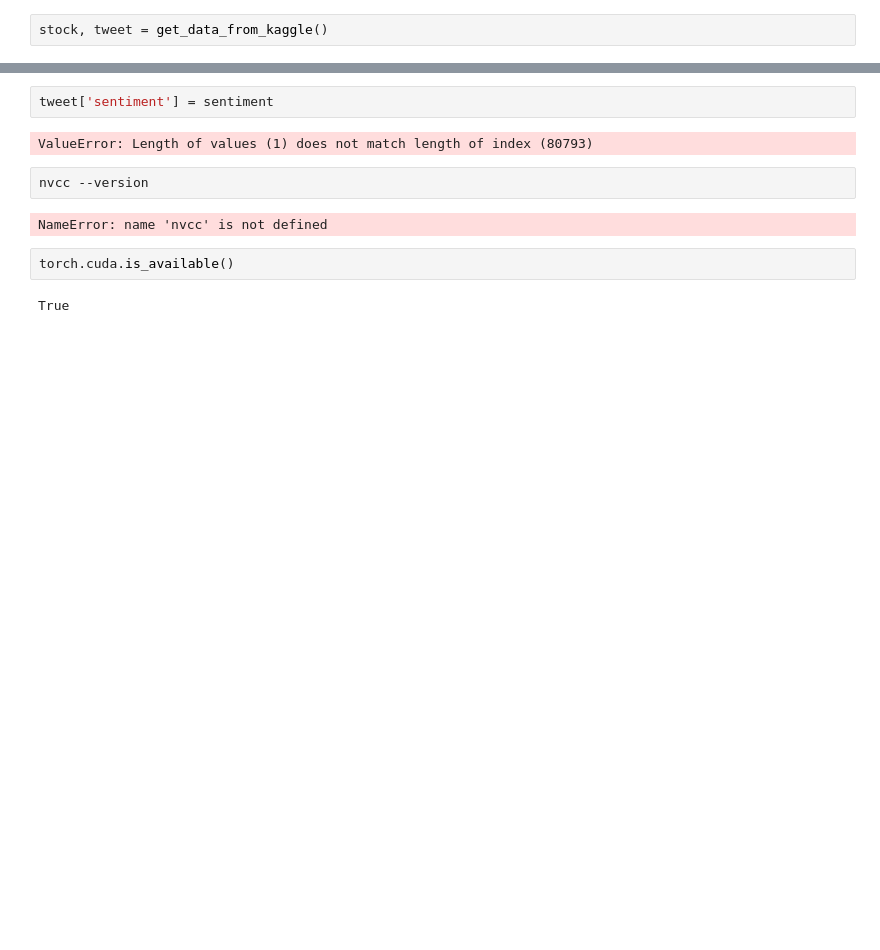
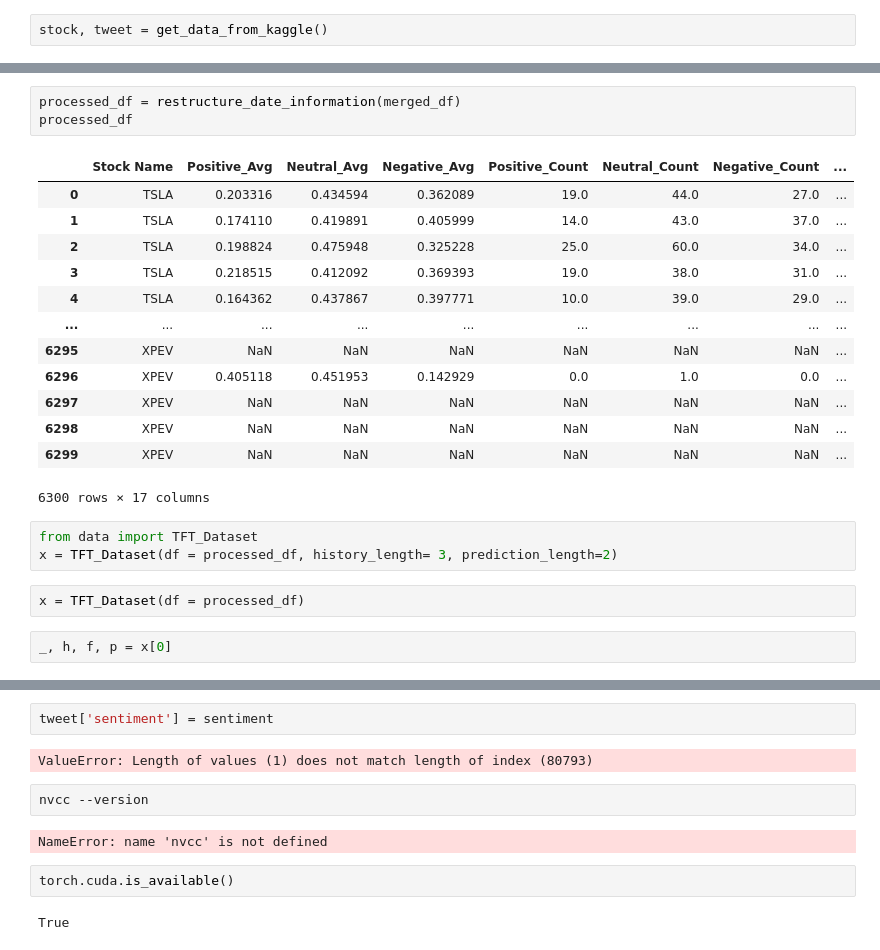
Before and after one commit to luanlam97/Gated_fusion, a Jupyter notebook: main.ipynb, the cells around one changed output, grey strips where cells are left out. Saved outputs shown, nothing was run; the diff lists cells and outputs as text; blank space fills up the shorter version.

```diff
--- a/main.ipynb
+++ b/main.ipynb
@@ -24,0 +81,24 @@ Name: 0, dtype: object
+# %%
+processed_df = restructure_date_information(merged_df)
+processed_df
+# %% [output]
+|  | Stock Name | Positive_Avg | Neutral_Avg | Negative_Avg | Positive_Count | Neutral_Count | Negative_Count | ... |
+| 0 | TSLA | 0.203316 | 0.434594 | 0.362089 | 19.0 | 44.0 | 27.0 | ... |
+| 1 | TSLA | 0.174110 | 0.419891 | 0.405999 | 14.0 | 43.0 | 37.0 | ... |
+| 2 | TSLA | 0.198824 | 0.475948 | 0.325228 | 25.0 | 60.0 | 34.0 | ... |
+| 3 | TSLA | 0.218515 | 0.412092 | 0.369393 | 19.0 | 38.0 | 31.0 | ... |
+| 4 | TSLA | 0.164362 | 0.437867 | 0.397771 | 10.0 | 39.0 | 29.0 | ... |
+| ... | ... | ... | ... | ... | ... | ... | ... | ... |
+| 6295 | XPEV | NaN | NaN | NaN | NaN | NaN | NaN | ... |
+| 6296 | XPEV | 0.405118 | 0.451953 | 0.142929 | 0.0 | 1.0 | 0.0 | ... |
+| 6297 | XPEV | NaN | NaN | NaN | NaN | NaN | NaN | ... |
+| 6298 | XPEV | NaN | NaN | NaN | NaN | NaN | NaN | ... |
+| 6299 | XPEV | NaN | NaN | NaN | NaN | NaN | NaN | ... |
+6300 rows × 17 columns
+# %%
+from data import TFT_Dataset
+x = TFT_Dataset(df = processed_df, history_length= 3, prediction_length=2)
+# %%
+x = TFT_Dataset(df = processed_df)
+# %%
+_, h, f, p = x[0]
```
Also changed, not shown: parts of 26 cells of this notebook, 4 other files.
